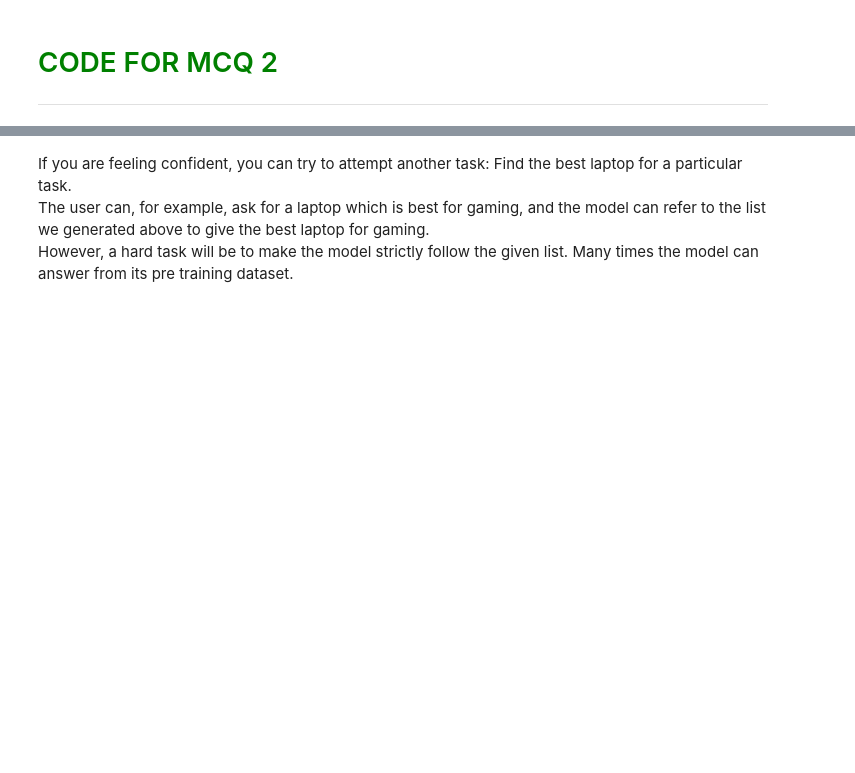
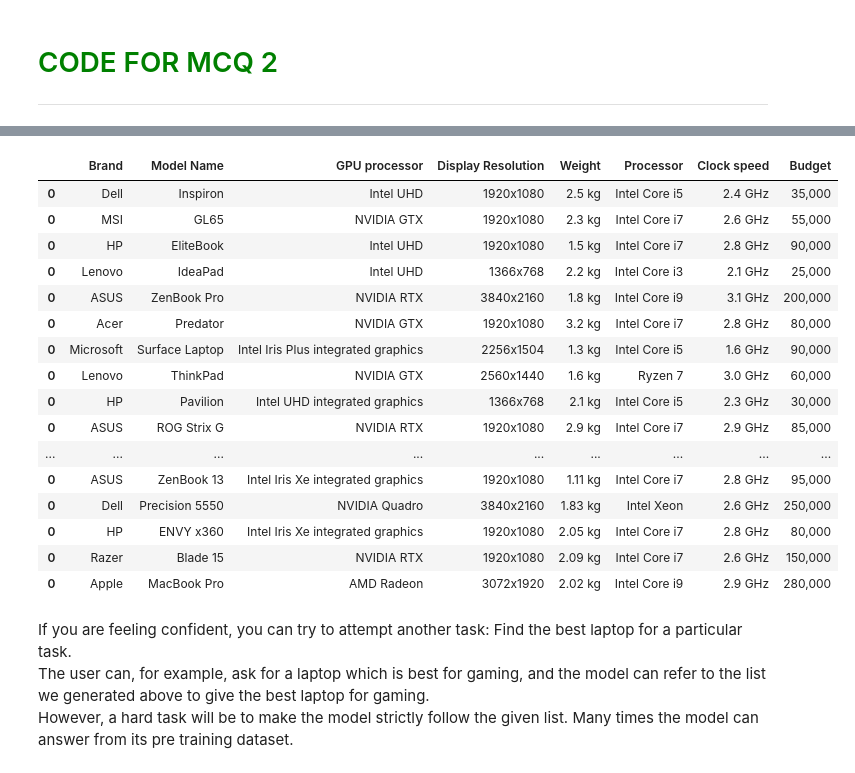
Before and after one commit to vishwjeetgithub/OpenAI, a Jupyter notebook: Working_with_OpenAI_APIs_Comprehension_Qs_Starter_Notebook.ipynb, the cells around one changed output, grey strips where cells are left out. Saved outputs shown, nothing was run; the diff lists cells and outputs as text; code cells hidden in the pictures; blank space fills up the shorter version.

```diff
--- a/Working_with_OpenAI_APIs_Comprehension_Qs_Starter_Notebook.ipynb
+++ b/Working_with_OpenAI_APIs_Comprehension_Qs_Starter_Notebook.ipynb
@@ -439,0 +577,2 @@ def get_chat_response_mcq2(user_request):
+# %%
+response_mcq2 = get_chat_response_mcq2(final_prompt)
@@ -440,6 +594,19 @@ def get_chat_response_mcq2(user_request):
 # %%
 # @title TO DO 2.3 - Write the code to extract product information from the 'laptop_description' column values in the DataFrame
-def extract_information():
+all_laptop_details_lst = []
+# all_laptop_details_str = ""
+
+def extract_information(lpt_lst_row):
+  user_lp_desc = "Laptop description:\n"+ lpt_lst_row
+  final_prompt = user_prompt + user_lp_desc + mcq2_prompt
+  response_mcq2 = get_chat_response_mcq2(final_prompt)
+  return response_mcq2
+
+for lpt_lst_row in laptop_concat_lst:
+  temp_str = extract_information(lpt_lst_row)
+  all_laptop_details_lst.append(temp_str)
+  # all_laptop_details_str = all_laptop_details_str + temp_str + ", "
+
 
 # You have to store the property dictionaries in a list.
 
@@ -448,0 +640,2 @@ def extract_information():
+# %%
+dict(json.loads(all_laptop_details_lst[0]))
@@ -449,3 +651,29 @@ def extract_information():
+# %%
+for all_laptop_details_lst_row in all_laptop_details_lst:
+  try:
+    all_laptop_details_df2 = pd.concat([all_laptop_details_df2,pd.json_normalize(json.loads(all_laptop_details_lst_row))])
+  except:
+    all_laptop_details_df2 = pd.json_normalize(json.loads(all_laptop_details_lst_row))
+# %%
+all_laptop_details_df2
+# %% [output]
+|  | Brand | Model Name | GPU processor | Display Resolution | Weight | Processor | Clock speed | Budget |
+| 0 | Dell | Inspiron | Intel UHD | 1920x1080 | 2.5 kg | Intel Core i5 | 2.4 GHz | 35,000 |
+| 0 | MSI | GL65 | NVIDIA GTX | 1920x1080 | 2.3 kg | Intel Core i7 | 2.6 GHz | 55,000 |
+| 0 | HP | EliteBook | Intel UHD | 1920x1080 | 1.5 kg | Intel Core i7 | 2.8 GHz | 90,000 |
+| 0 | Lenovo | IdeaPad | Intel UHD | 1366x768 | 2.2 kg | Intel Core i3 | 2.1 GHz | 25,000 |
+| 0 | ASUS | ZenBook Pro | NVIDIA RTX | 3840x2160 | 1.8 kg | Intel Core i9 | 3.1 GHz | 200,000 |
+| 0 | Acer | Predator | NVIDIA GTX | 1920x1080 | 3.2 kg | Intel Core i7 | 2.8 GHz | 80,000 |
+| 0 | Microsoft | Surface Laptop | Intel Iris Plus integrated graphics | 2256x1504 | 1.3 kg | Intel Core i5 | 1.6 GHz | 90,000 |
+| 0 | Lenovo | ThinkPad | NVIDIA GTX | 2560x1440 | 1.6 kg | Ryzen 7 | 3.0 GHz | 60,000 |
+| 0 | HP | Pavilion | Intel UHD integrated graphics | 1366x768 | 2.1 kg | Intel Core i5 | 2.3 GHz | 30,000 |
+| 0 | ASUS | ROG Strix G | NVIDIA RTX | 1920x1080 | 2.9 kg | Intel Core i7 | 2.9 GHz | 85,000 |
+| ... | ... | ... | ... | ... | ... | ... | ... | ... |
+| 0 | ASUS | ZenBook 13 | Intel Iris Xe integrated graphics | 1920x1080 | 1.11 kg | Intel Core i7 | 2.8 GHz | 95,000 |
+| 0 | Dell | Precision 5550 | NVIDIA Quadro | 3840x2160 | 1.83 kg | Intel Xeon | 2.6 GHz | 250,000 |
+| 0 | HP | ENVY x360 | Intel Iris Xe integrated graphics | 1920x1080 | 2.05 kg | Intel Core i7 | 2.8 GHz | 80,000 |
+| 0 | Razer | Blade 15 | NVIDIA RTX | 1920x1080 | 2.09 kg | Intel Core i7 | 2.6 GHz | 150,000 |
+| 0 | Apple | MacBook Pro | AMD Radeon | 3072x1920 | 2.02 kg | Intel Core i9 | 2.9 GHz | 280,000 |
 # %% [markdown]
 If you are feeling confident, you can try to attempt another task: Find the best laptop for a particular task.
 <br>
```
Also changed, not shown: parts of 15 cells of this notebook.
